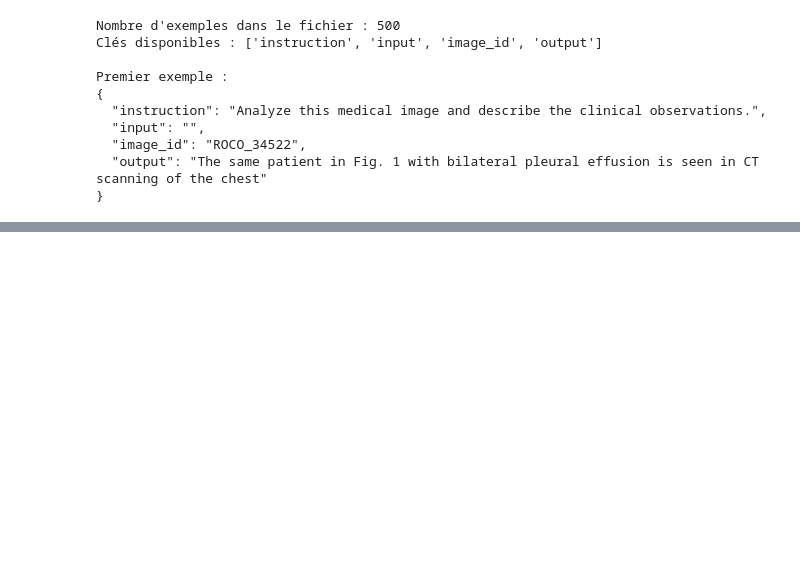
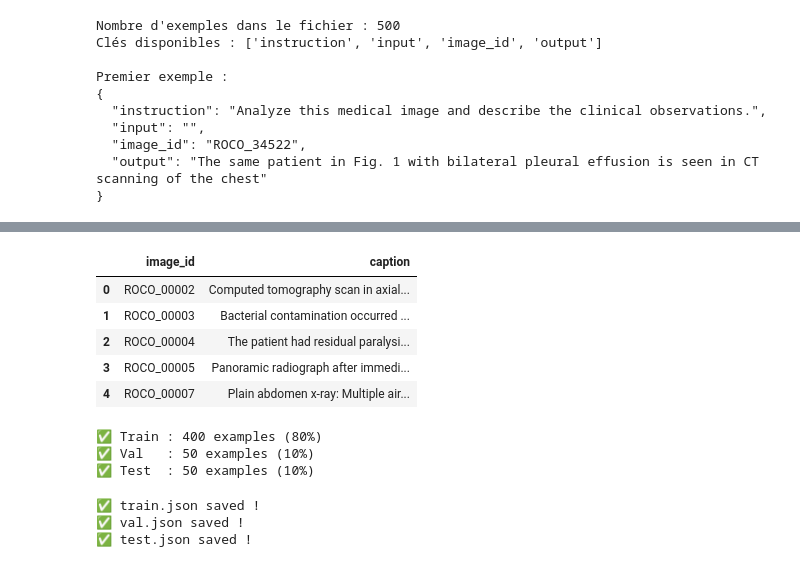
Before and after one commit to realyams/medical, a Jupyter notebook: data.ipynb, the cells around one changed output, grey strips where cells are left out. Saved outputs shown, nothing was run; the diff lists cells and outputs as text; code cells hidden in the pictures; blank space fills up the shorter version.

```diff
--- a/data.ipynb
+++ b/data.ipynb
@@ -151,3 +151,48 @@ files.download("dataset.json")
 # %% [output]
 [interactive output not drawn]
 [interactive output not drawn]
+# %%
+df.head()
+# %% [output]
+|  | image_id | caption |
+| 0 | ROCO_00002 | Computed tomography scan in axial... |
+| 1 | ROCO_00003 | Bacterial contamination occurred ... |
+| 2 | ROCO_00004 | The patient had residual paralysi... |
+| 3 | ROCO_00005 | Panoramic radiograph after immedi... |
+| 4 | ROCO_00007 | Plain abdomen x-ray: Multiple air... |
+# %%
+from sklearn.model_selection import train_test_split
+
+# First split : 80% train, 20% temp
+train_data, temp_data = train_test_split(data, test_size=0.2, random_state=42)
+
+# Second split : temp → 50% val, 50% test
+val_data, test_data = train_test_split(temp_data, test_size=0.5, random_state=42)
+
+print(f"✅ Train : {len(train_data)} examples (80%)")
+print(f"✅ Val   : {len(val_data)} examples (10%)")
+print(f"✅ Test  : {len(test_data)} examples (10%)")
+# %% [output]
+✅ Train : 400 examples (80%)
+✅ Val   : 50 examples (10%)
+✅ Test  : 50 examples (10%)
+# %%
+# Save train.json
+with open("train.json", "w", encoding="utf-8") as f:
+    json.dump(train_data, f, ensure_ascii=False, indent=2)
+
+# Save val.json
+with open("val.json", "w", encoding="utf-8") as f:
+    json.dump(val_data, f, ensure_ascii=False, indent=2)
+
+# Save test.json
+with open("test.json", "w", encoding="utf-8") as f:
+    json.dump(test_data, f, ensure_ascii=False, indent=2)
+
+print("✅ train.json saved !")
+print("✅ val.json saved !")
+print("✅ test.json saved !")
+# %% [output]
+✅ train.json saved !
+✅ val.json saved !
+✅ test.json saved !
```
Also changed, not shown: parts of 5 cells of this notebook.
